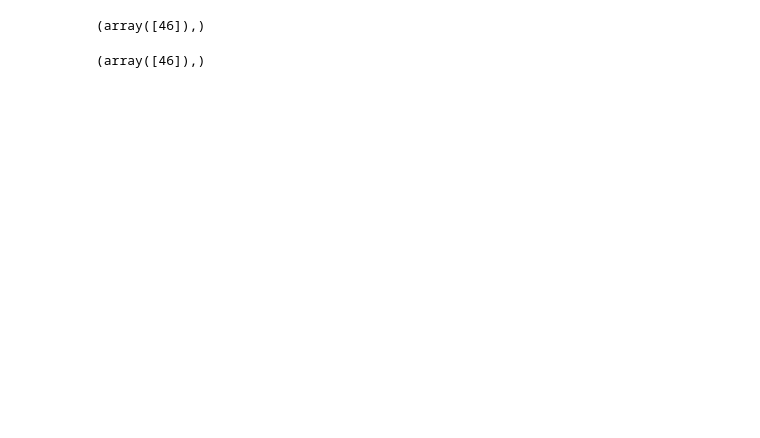
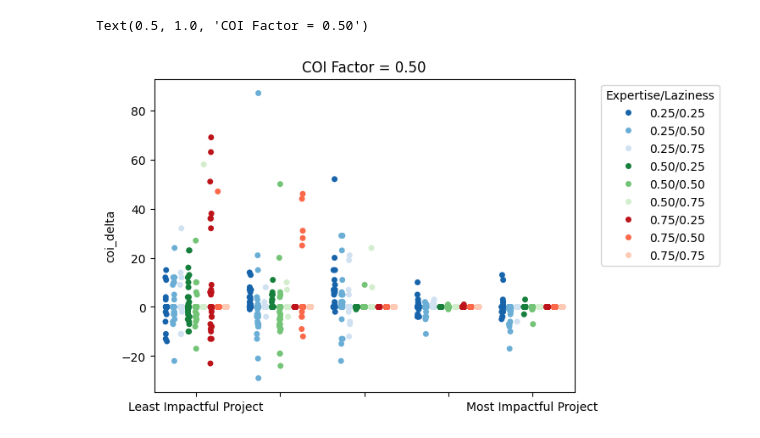
Before and after one commit to CELtd/voting_mechanism_design, a Jupyter notebook: notebooks/quorum_coi_example.ipynb, the cells around one changed output. Saved outputs shown, nothing was run; the diff lists cells and outputs as text; code cells hidden in the pictures; blank space fills up the shorter version.

```diff
--- a/notebooks/quorum_coi_example.ipynb
+++ b/notebooks/quorum_coi_example.ipynb
@@ -49,7 +52,7 @@ def run_single_quorum_threshold_simulation_v2(
         max_vote_amt=16,
         max_funding=100,
         coi_factor=0.0,
-        coi_project_ix=None,
+        coi_project_id=None,
         coi_badgeholder_ix=None,
         random_seed=1234
     ):
@@ -60,10 +63,10 @@ def run_single_quorum_threshold_simulation_v2(
 
         if ii == coi_badgeholder_ix:
             coi_factor_bh = coi_factor
-            coi_project_ix = coi_project_ix
+            coi_project_id = coi_project_id
         else:
             coi_factor_bh = 0.0
-            coi_project_ix = None
+            coi_project_id = None
 
         v = QuorumBadgeholder(
             badgeholder_id=ii,
@@ -73,7 +76,7 @@ def run_single_quorum_threshold_simulation_v2(
             laziness=badgeholder_laziness_vec[ii],
             expertise=badgeholder_expertise_vec[ii],
             coi_factor=coi_factor_bh,
-            coi_project_ix_vec=coi_project_ix,
+            coi_project_id_vec=coi_project_id,
         )
         voters.append(v)
     badgeholder_pop=QuorumBadgeholderPopulation()
@@ -172,8 +291,0 @@ _, ranks_coi, _, _ = run_single_quorum_threshold_simulation_v2(
-# %%
-np.where(ranks_no_coi == coi_project_ix[0])
-# %% [output]
-(array([46]),)
-# %%
-np.where(ranks_coi == coi_project_ix[0])
-# %% [output]
-(array([46]),)
@@ -179,0 +337,31 @@ np.where(ranks_coi == coi_project_ix[0])
+# %%
+res_df = pd.DataFrame(exp2results)
+# res_df['hue'] = res_df['expertise'].astype(str) + "/" + res_df['laziness'].astype(str)
+res_df['hue'] = res_df.apply(lambda row: f"{row['expertise']:.2f}/{row['laziness']:.2f}", axis=1)
+# %%
+# setup color pallete
+color_range = np.linspace(0.2, 0.8, len(laziness_vec))
+colors=['Blues', 'Greens', 'Reds', 'Purples']
+palette = {}
+coi_factor = 0.5 # TODO: put this into a sweep
+for jj, m in enumerate(expertise_vec):
+    color = mpl.colormaps[colors[jj]]
+    for ii, l in enumerate(laziness_vec):
+        key='%0.02f/%0.02f' % (m, l)
+        palette[key] = color(color_range[len(laziness_vec)-ii-1])
+
+ax = sns.stripplot(
+    data=res_df[res_df['coi_factor']==coi_factor],
+    x='coi_project_ix',
+    y='coi_delta',
+    hue='hue',
+    dodge=True,
+    palette=palette,
+)
+ax.set_xticklabels(['Least Impactful Project', '', '', '', 'Most Impactful Project'])
+ax.set_xlabel('')
+ax.legend(title='Expertise/Laziness', bbox_to_anchor=(1.05, 1), loc='upper left')
+ax.set_title('COI Factor = %0.2f' % coi_factor)
+# %% [output]
+Text(0.5, 1.0, 'COI Factor = 0.50')
+[figure, added]
```
Also changed, not shown: parts of 3 cells of this notebook, 2 other files.
